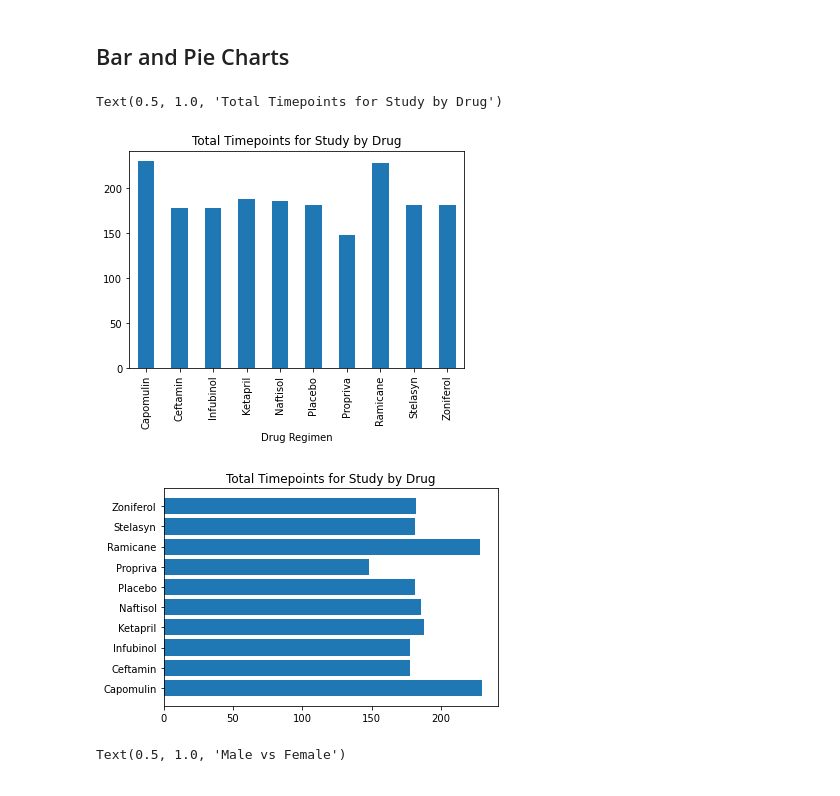
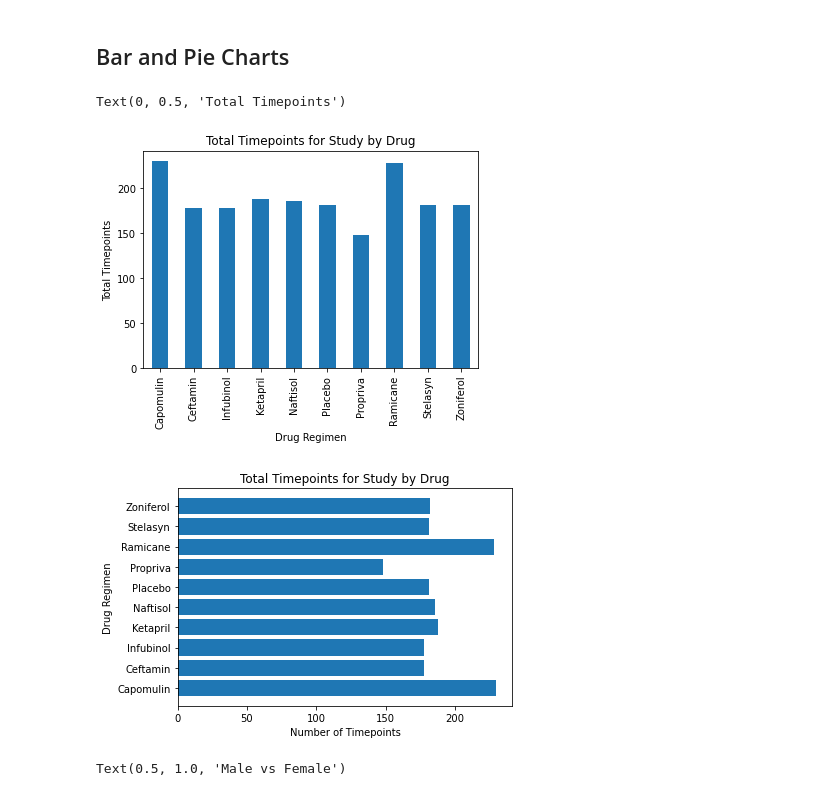
Before and after one commit to stim0010/matplotlib-challenge, a Jupyter notebook: Pymaceuticals/pymaceuticals_starter.ipynb, the cells around one changed output. Drawn from its saved outputs; the diff is of its cells as text; code cells hidden in the pictures.

```diff
--- a/Pymaceuticals/pymaceuticals_starter.ipynb
+++ b/Pymaceuticals/pymaceuticals_starter.ipynb
@@ -145,20 +144,23 @@ ms_tot_tp = ms_drug_reg['Timepoint'].count()
 
 ms_tot_tp.plot(kind='bar')
 plt.title('Total Timepoints for Study by Drug')
+plt.ylabel('Total Timepoints')
 # %% [output]
-Text(0.5, 1.0, 'Total Timepoints for Study by Drug')
+Text(0, 0.5, 'Total Timepoints')
-[figure, old version]
+[figure, new version]
 # %%
 # Generate a bar plot showing the total number of timepoints for all mice tested for each drug regimen using pyplot.
 
 ms_drugs = ms_drug_reg['Timepoint'].count().index.tolist()
 
 plt.barh(ms_drugs, ms_tot_tp)
 
 plt.title('Total Timepoints for Study by Drug')
+plt.xlabel('Number of Timepoints')
+plt.ylabel('Drug Regimen')
 plt.show()
 # %% [output]
-[figure, old version]
+[figure, new version]
 # %%
 # Generate a pie plot showing the distribution of female versus male mice using Pandas
 ms_sex_vs = mouse_study['Sex'].value_counts()
```
Also changed, not shown: parts of 2 cells of this notebook.
